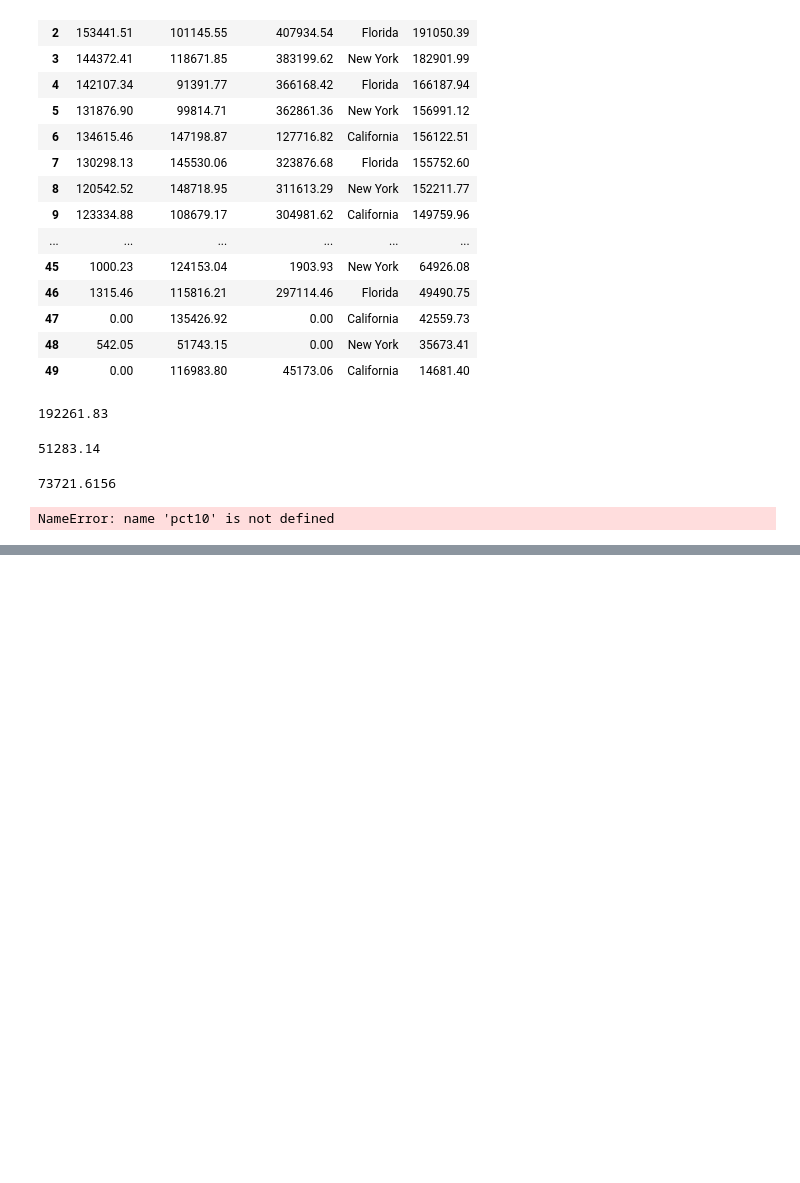
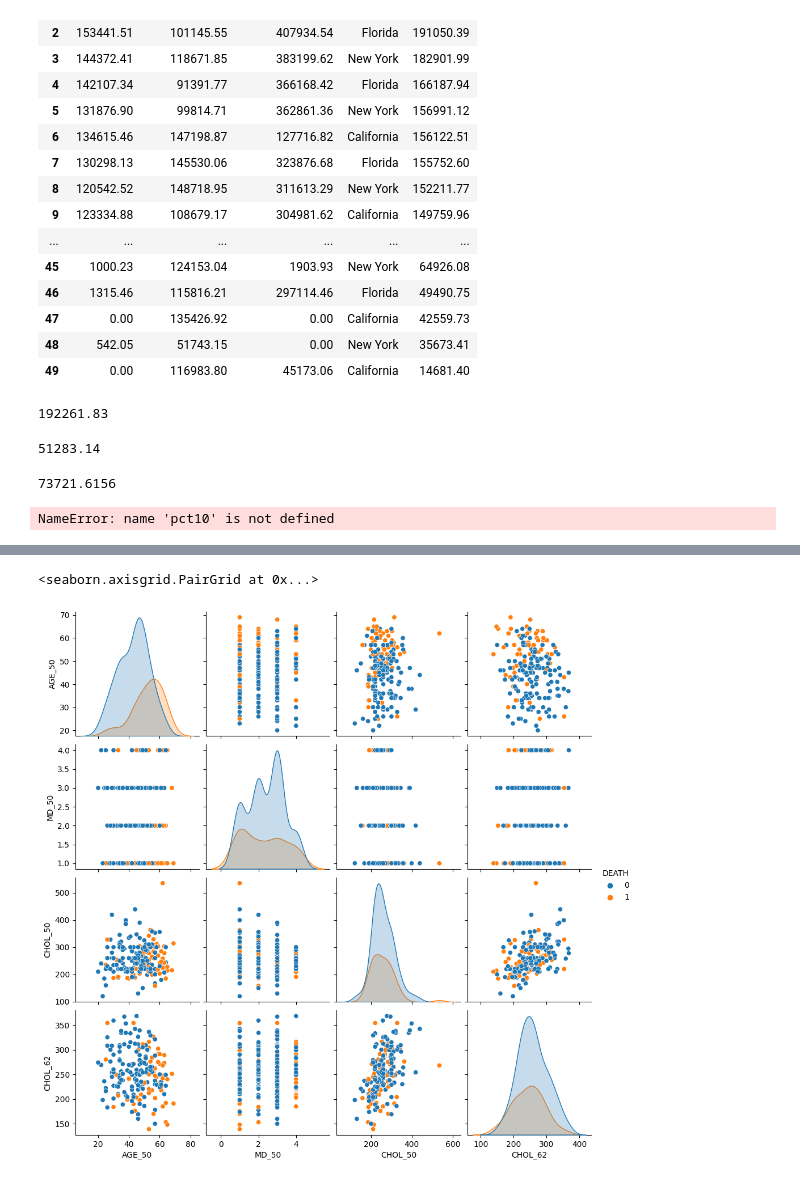
Before and after one commit to ibrahimediz/DeepLearningFundamentals, a Jupyter notebook: Egzersiz/Yusuf/01_01_Pandas.ipynb, the cells around one changed output, grey strips where cells are left out. Saved outputs shown, nothing was run; the diff lists cells and outputs as text; code cells hidden in the pictures; blank space fills up the shorter version.

```diff
--- a/Egzersiz/Yusuf/01_01_Pandas.ipynb
+++ b/Egzersiz/Yusuf/01_01_Pandas.ipynb
@@ -250,3 +250,7 @@ df["R&D Spend"].mean()
 df.agg([pct10,pct90])
 # %% [output]
 NameError: name 'pct10' is not defined
+# %%
+adres = "/workspace/DeepLearningFundamentals/Datasets/heart.csv"
+df = pd.read_csv(adres)
+df
@@ -252,0 +273,5 @@ NameError: name 'pct10' is not defined
+# %%
+sb.pairplot(data=df[["AGE_50","MD_50","CHOL_50","CHOL_62","DEATH"]],hue="DEATH")
+# %% [output]
+<seaborn.axisgrid.PairGrid at 0x...>
+[figure, added]
```
Also changed, not shown: parts of 2 cells of this notebook, 21 other files.
